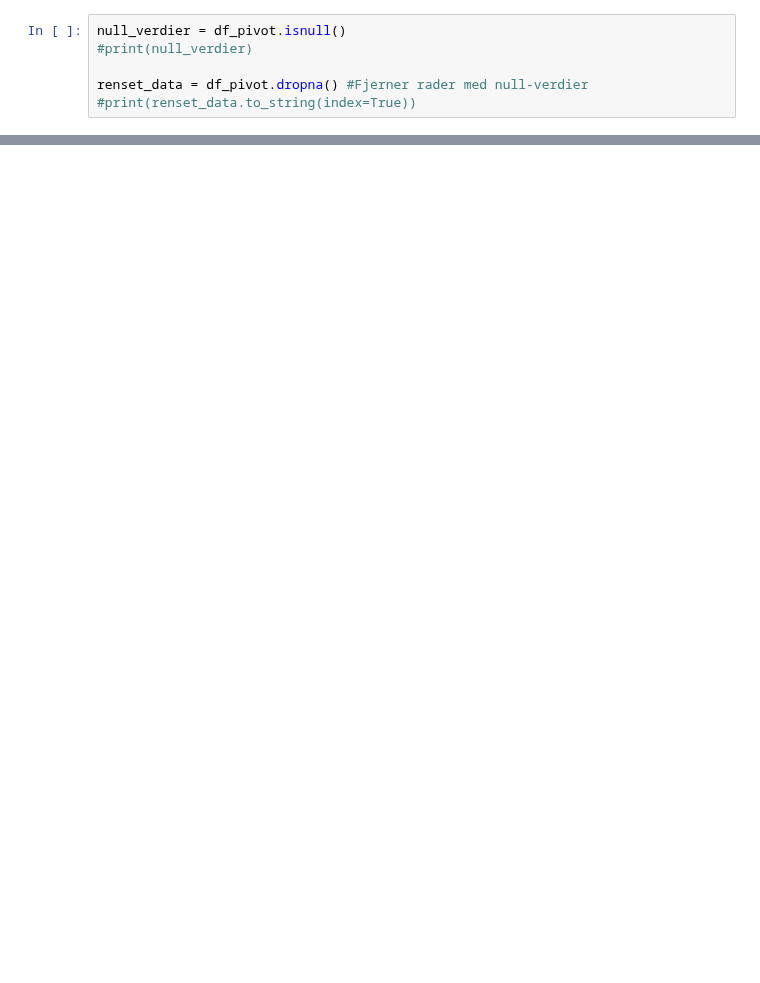
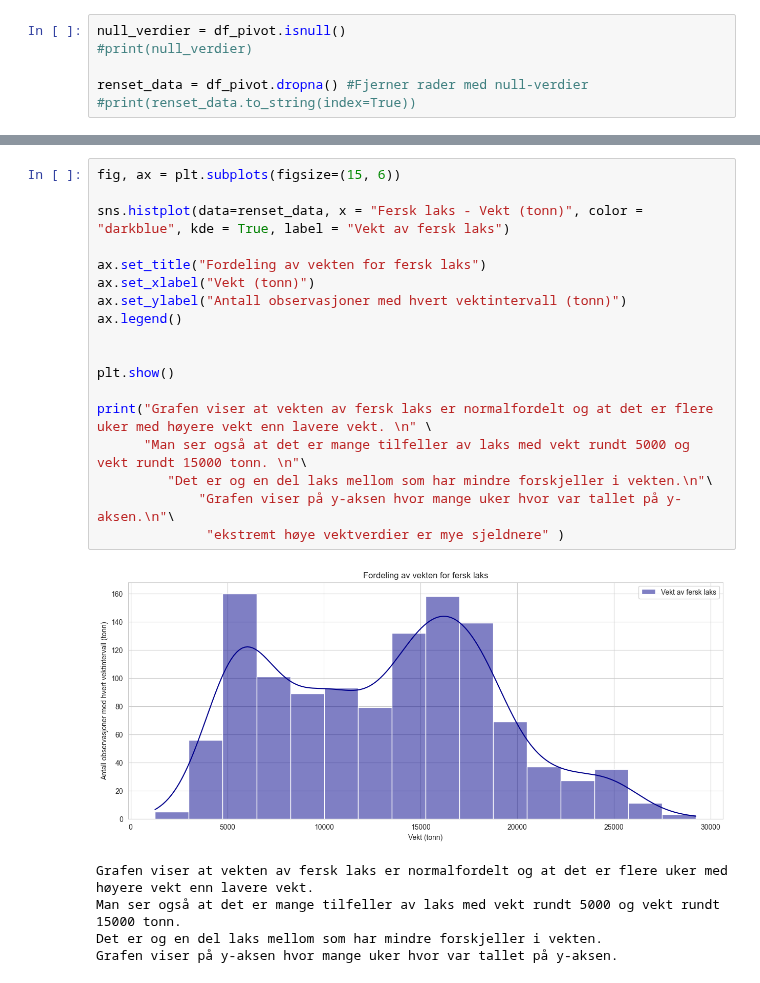
Before and after one commit to selmabn628/prosjekt-programmering, a Jupyter notebook: Oppgave_3/nullverdier_data.ipynb, the cells around one changed output, grey strips where cells are left out. Cells and saved outputs as stored; diff of their text form; blank space fills up the shorter version.

```diff
--- a/Oppgave_3/nullverdier_data.ipynb
+++ b/Oppgave_3/nullverdier_data.ipynb
@@ -164,0 +165,24 @@ plt.show()
+# %%
+fig, ax = plt.subplots(figsize=(15, 6))
+
+sns.histplot(data=renset_data, x = "Fersk laks - Vekt (tonn)", color = "darkblue", kde = True, label = "Vekt av fersk laks")
+
+ax.set_title("Fordeling av vekten for fersk laks")
+ax.set_xlabel("Vekt (tonn)")
+ax.set_ylabel("Antall observasjoner med hvert vektintervall (tonn)")
+ax.legend()
+
+
+plt.show()
+
+print("Grafen viser at vekten av fersk laks er normalfordelt og at det er flere uker med høyere vekt enn lavere vekt. \n" \
+      "Man ser også at det er mange tilfeller av laks med vekt rundt 5000 og vekt rundt 15000 tonn. \n"\
+         "Det er og en del laks mellom som har mindre forskjeller i vekten.\n"\
+             "Grafen viser på y-aksen hvor mange uker hvor var tallet på y-aksen.\n"\
+              "ekstremt høye vektverdier er mye sjeldnere" )
+# %% [output]
+[figure, added]
+Grafen viser at vekten av fersk laks er normalfordelt og at det er flere uker med høyere vekt enn lavere vekt.
+Man ser også at det er mange tilfeller av laks med vekt rundt 5000 og vekt rundt 15000 tonn.
+Det er og en del laks mellom som har mindre forskjeller i vekten.
+Grafen viser på y-aksen hvor mange uker hvor var tallet på y-aksen.
```
Also changed, not shown: parts of 3 cells of this notebook.
